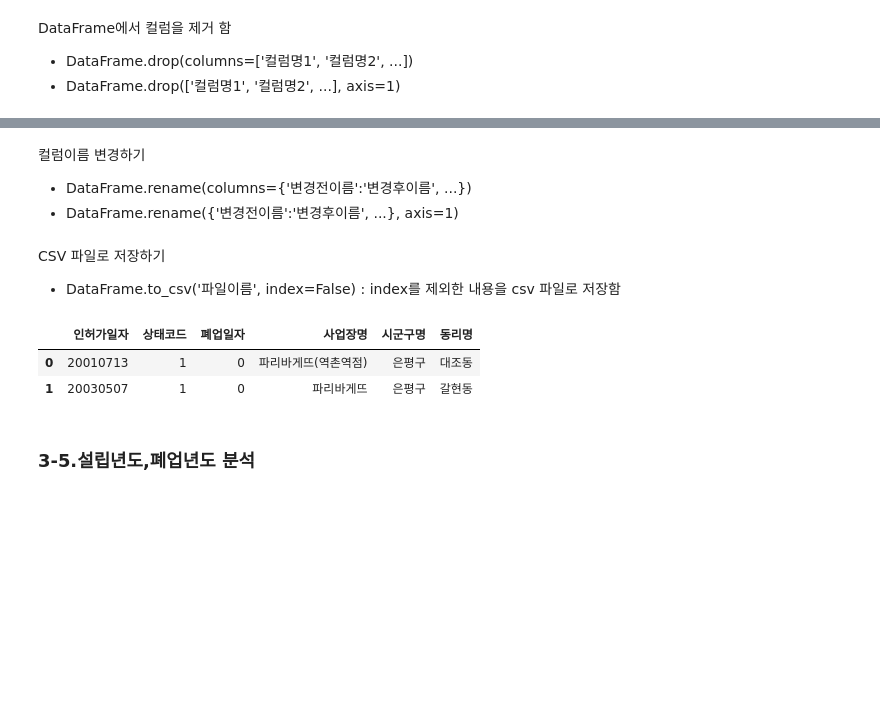
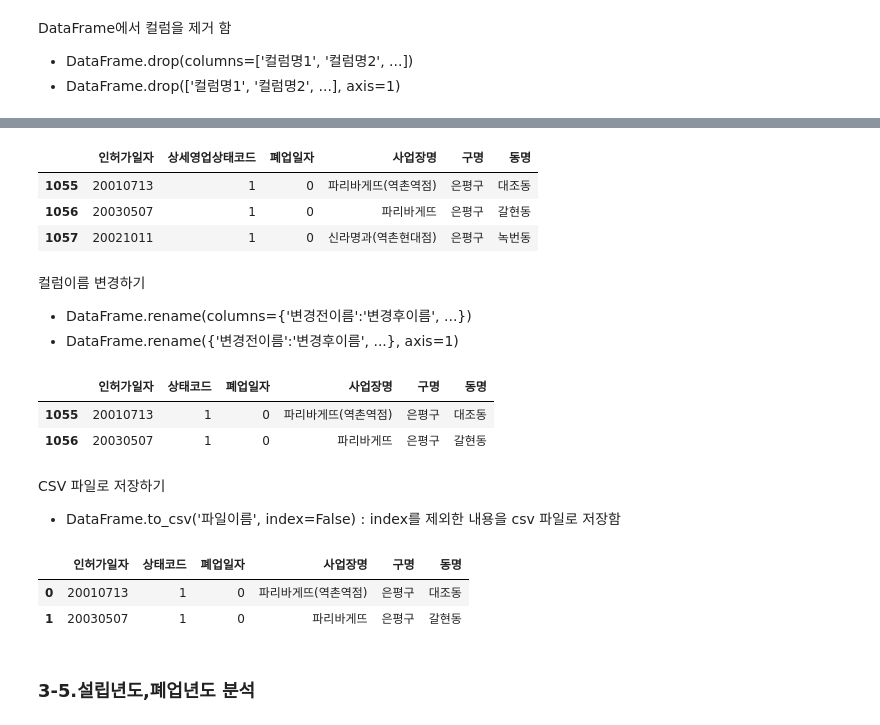
Before and after one commit to localtic/bigdata, a Jupyter notebook: [pandas_04]_제과점_서울_어디에_오픈할까_LAB.ipynb, the cells around one changed output, grey strips where cells are left out. Cells and saved outputs as stored; diff of their text form; code cells hidden in the pictures; blank space fills up the shorter version.

```diff
--- a/[pandas_04]_제과점_서울_어디에_오픈할까_LAB.ipynb
+++ b/[pandas_04]_제과점_서울_어디에_오픈할까_LAB.ipynb
@@ -347,12 +398,24 @@ DataFrame에서 컬럼을 제거 함
 # %%
 # [4-16] bread의 첫 3개 행을 확인합니다.
+bread.head(3)
+# %% [output]
+|  | 인허가일자 | 상세영업상태코드 | 폐업일자 | 사업장명 | 구명 | 동명 |
+| 1055 | 20010713 | 1 | 0 | 파리바게뜨(역촌역점) | 은평구 | 대조동 |
+| 1056 | 20030507 | 1 | 0 | 파리바게뜨 | 은평구 | 갈현동 |
+| 1057 | 20021011 | 1 | 0 | 신라명과(역촌현대점) | 은평구 | 녹번동 |
 # %% [markdown]
 컬럼이름 변경하기
 - DataFrame.rename(columns={'변경전이름':'변경후이름', ...})
 - DataFrame.rename({'변경전이름':'변경후이름', ...}, axis=1)
 # %%
-# [4-17] bread의 '상세영업상태코드'라는 컬럼명을 '상태코드'로 변경한 뒤,
-# 첫 2개의 행을 확인합니다.
+# [4-17] bread의 '상세영업상태코드'라는 컬럼명을 '상태코드'로 변경한 뒤, 첫 2개의 행을 확인합니다.
+# 컬럼이름 한두 개 변경할 때는 rename 사용
+bread = bread.rename(columns={'상세영업상태코드':'상태코드'})
+bread.head(2)
+# %% [output]
+|  | 인허가일자 | 상태코드 | 폐업일자 | 사업장명 | 구명 | 동명 |
+| 1055 | 20010713 | 1 | 0 | 파리바게뜨(역촌역점) | 은평구 | 대조동 |
+| 1056 | 20030507 | 1 | 0 | 파리바게뜨 | 은평구 | 갈현동 |
 # %% [markdown]
 CSV 파일로 저장하기
 - DataFrame.to_csv('파일이름', index=False) : index를 제외한 내용을 csv 파일로 저장함
@@ -361,7 +425,9 @@ CSV 파일로 저장하기
 # %%
-# [4-19] 'bread_after.csv' 파일을 읽어 bread라는 이름으로 저장합니다.
+# [4-19] 'bread_after.csv' 파일을 읽어 bread라는 이름으로 저장합니다. (불러오기)
+bread = pd.read_csv('bread_after.csv')
+bread.head(2)
 # %% [output]
-|  | 인허가일자 | 상태코드 | 폐업일자 | 사업장명 | 시군구명 | 동리명 |
+|  | 인허가일자 | 상태코드 | 폐업일자 | 사업장명 | 구명 | 동명 |
 | 0 | 20010713 | 1 | 0 | 파리바게뜨(역촌역점) | 은평구 | 대조동 |
 | 1 | 20030507 | 1 | 0 | 파리바게뜨 | 은평구 | 갈현동 |
 # %% [markdown]
```
Also changed, not shown: parts of 43 cells of this notebook.
